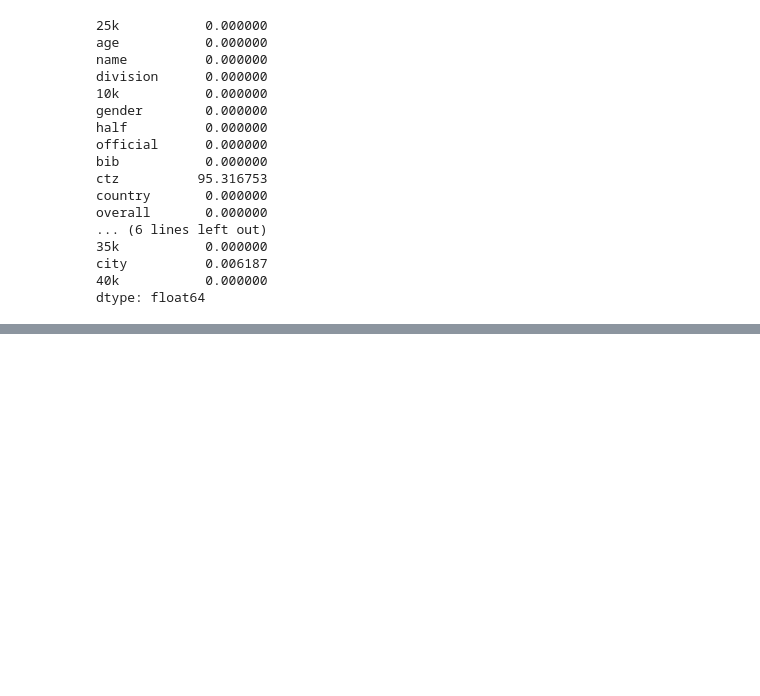
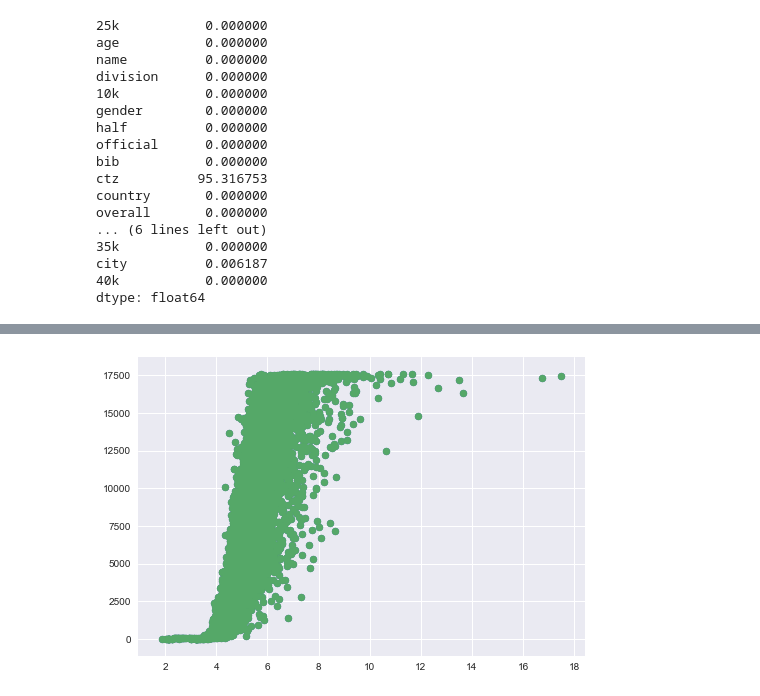
Before and after one commit to gurkpet/Thinkful-Lessons, a Jupyter notebook: Thinkful 4.2/Boston+Marathon.ipynb, the cells around one changed output, grey strips where cells are left out. Saved outputs shown, nothing was run; the diff lists cells and outputs as text; code cells hidden in the pictures; blank space fills up the shorter version.

```diff
--- a/Thinkful 4.2/Boston+Marathon.ipynb
+++ b/Thinkful 4.2/Boston+Marathon.ipynb
@@ -115,0 +98,5 @@ test = df2[['5k','overall']]
+# %%
+plt.scatter(df2['last5pace'], df2['overall'])
+plt.show()
+# %% [output]
+[figure, added]
```
Also changed, not shown: parts of 14 cells of this notebook.
